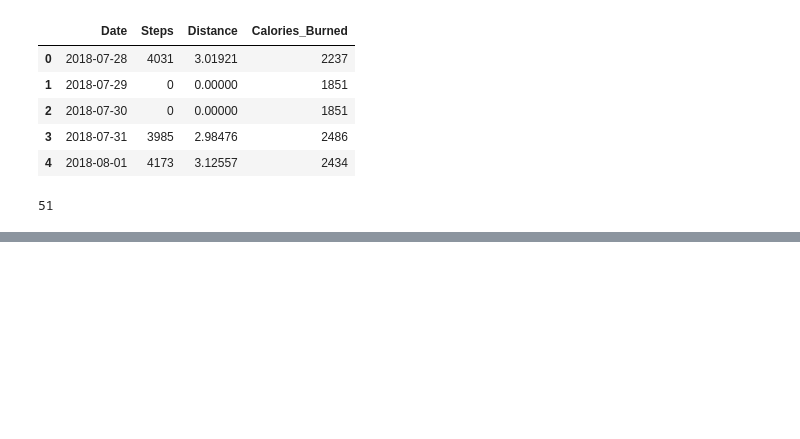
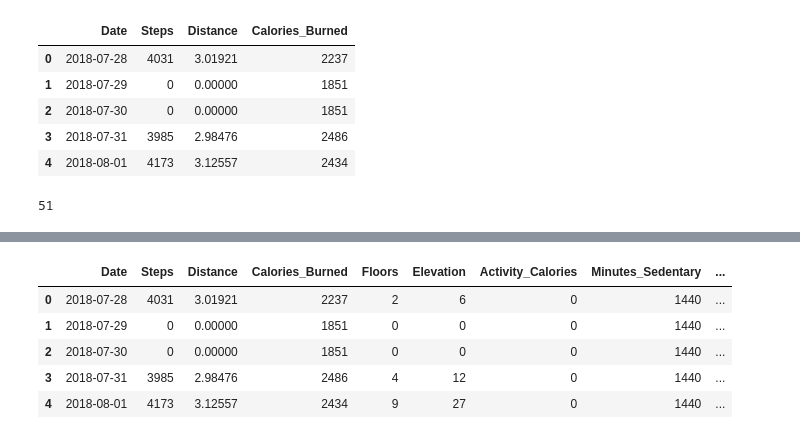
Before and after one commit to brendenrossin/Project_Kojak, a Jupyter notebook: Fitbit_API.ipynb, the cells around one changed output, grey strips where cells are left out. Saved outputs shown, nothing was run; the diff lists cells and outputs as text; code cells hidden in the pictures; blank space fills up the shorter version.

```diff
--- a/Fitbit_API.ipynb
+++ b/Fitbit_API.ipynb
@@ -333,0 +611,9 @@ fitbit_df.to_pickle("Data/fitbit_stepsdistancecals.pkl")
+# %%
+fitbit_df2.head()
+# %% [output]
+|  | Date | Steps | Distance | Calories_Burned | Floors | Elevation | Activity_Calories | Minutes_Sedentary | ... |
+| 0 | 2018-07-28 | 4031 | 3.01921 | 2237 | 2 | 6 | 0 | 1440 | ... |
+| 1 | 2018-07-29 | 0 | 0.00000 | 1851 | 0 | 0 | 0 | 1440 | ... |
+| 2 | 2018-07-30 | 0 | 0.00000 | 1851 | 0 | 0 | 0 | 1440 | ... |
+| 3 | 2018-07-31 | 3985 | 2.98476 | 2486 | 4 | 12 | 0 | 1440 | ... |
+| 4 | 2018-08-01 | 4173 | 3.12557 | 2434 | 9 | 27 | 0 | 1440 | ... |
```
Also changed, not shown: parts of 18 cells of this notebook, 8 other files.
